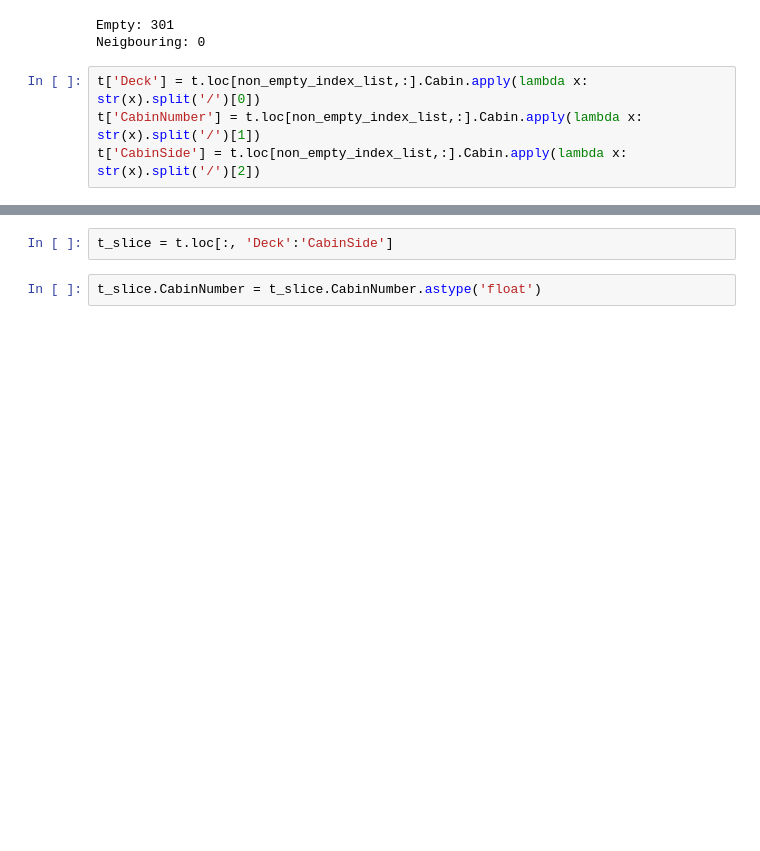
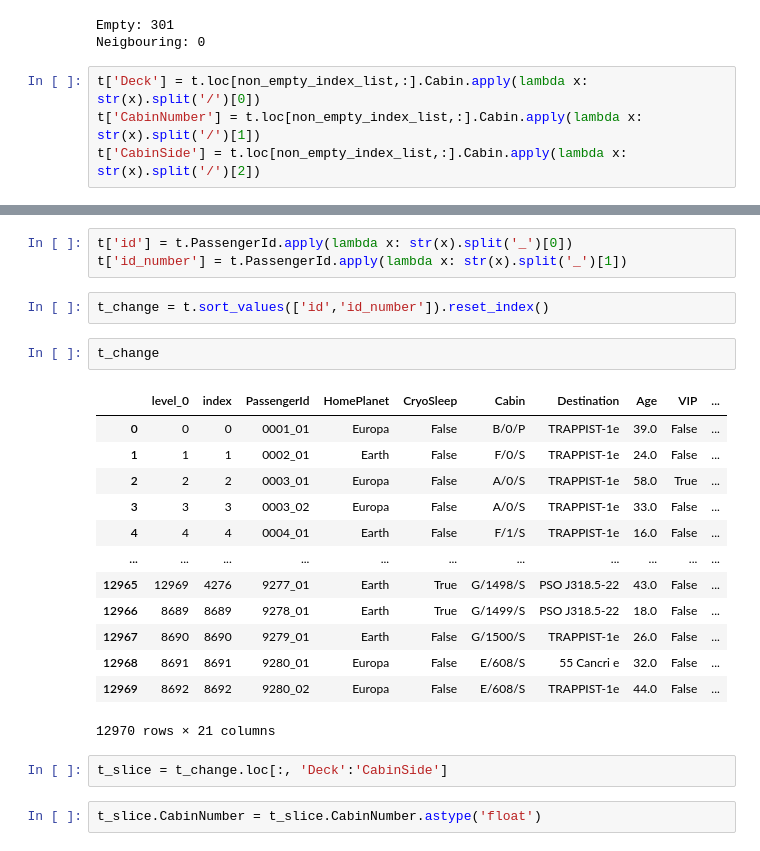
Before and after one commit to ZhangLockerberg/Kaggle, a Jupyter notebook: Untitled1.ipynb, the cells around one changed output, grey strips where cells are left out. Cells and saved outputs as stored; diff of their text form; blank space fills up the shorter version.

```diff
--- a/Untitled1.ipynb
+++ b/Untitled1.ipynb
@@ -56,5 +64,26 @@ t['CabinSide'] = t.loc[non_empty_index_list,:].Cabin.apply(lambda x: str(x).spli
+# %%
+t['id'] = t.PassengerId.apply(lambda x: str(x).split('_')[0])
+t['id_number'] = t.PassengerId.apply(lambda x: str(x).split('_')[1])
+# %%
+t_change = t.sort_values(['id','id_number']).reset_index()
+# %%
+t_change
+# %% [output]
+|  | level_0 | index | PassengerId | HomePlanet | CryoSleep | Cabin | Destination | Age | VIP | ... |
+| 0 | 0 | 0 | 0001_01 | Europa | False | B/0/P | TRAPPIST-1e | 39.0 | False | ... |
+| 1 | 1 | 1 | 0002_01 | Earth | False | F/0/S | TRAPPIST-1e | 24.0 | False | ... |
+| 2 | 2 | 2 | 0003_01 | Europa | False | A/0/S | TRAPPIST-1e | 58.0 | True | ... |
+| 3 | 3 | 3 | 0003_02 | Europa | False | A/0/S | TRAPPIST-1e | 33.0 | False | ... |
+| 4 | 4 | 4 | 0004_01 | Earth | False | F/1/S | TRAPPIST-1e | 16.0 | False | ... |
+| ... | ... | ... | ... | ... | ... | ... | ... | ... | ... | ... |
+| 12965 | 12969 | 4276 | 9277_01 | Earth | True | G/1498/S | PSO J318.5-22 | 43.0 | False | ... |
+| 12966 | 8689 | 8689 | 9278_01 | Earth | True | G/1499/S | PSO J318.5-22 | 18.0 | False | ... |
+| 12967 | 8690 | 8690 | 9279_01 | Earth | False | G/1500/S | TRAPPIST-1e | 26.0 | False | ... |
+| 12968 | 8691 | 8691 | 9280_01 | Europa | False | E/608/S | 55 Cancri e | 32.0 | False | ... |
+| 12969 | 8692 | 8692 | 9280_02 | Europa | False | E/608/S | TRAPPIST-1e | 44.0 | False | ... |
+12970 rows × 21 columns
 # %%
-t_slice = t.loc[:, 'Deck':'CabinSide']
+t_slice = t_change.loc[:, 'Deck':'CabinSide']
 # %%
 t_slice.CabinNumber = t_slice.CabinNumber.astype('float')
 # %%
```
Also changed, not shown: parts of 9 cells of this notebook, 1 other file.
